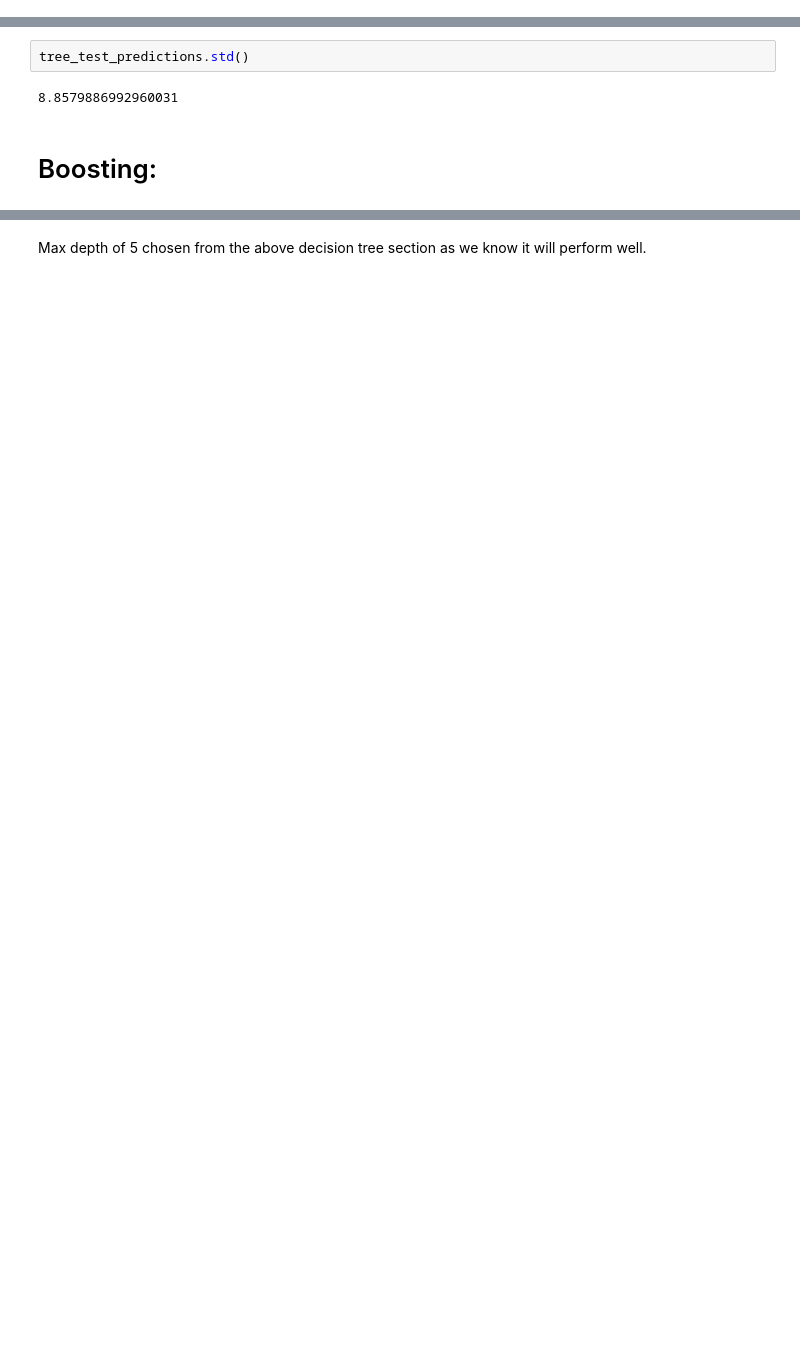
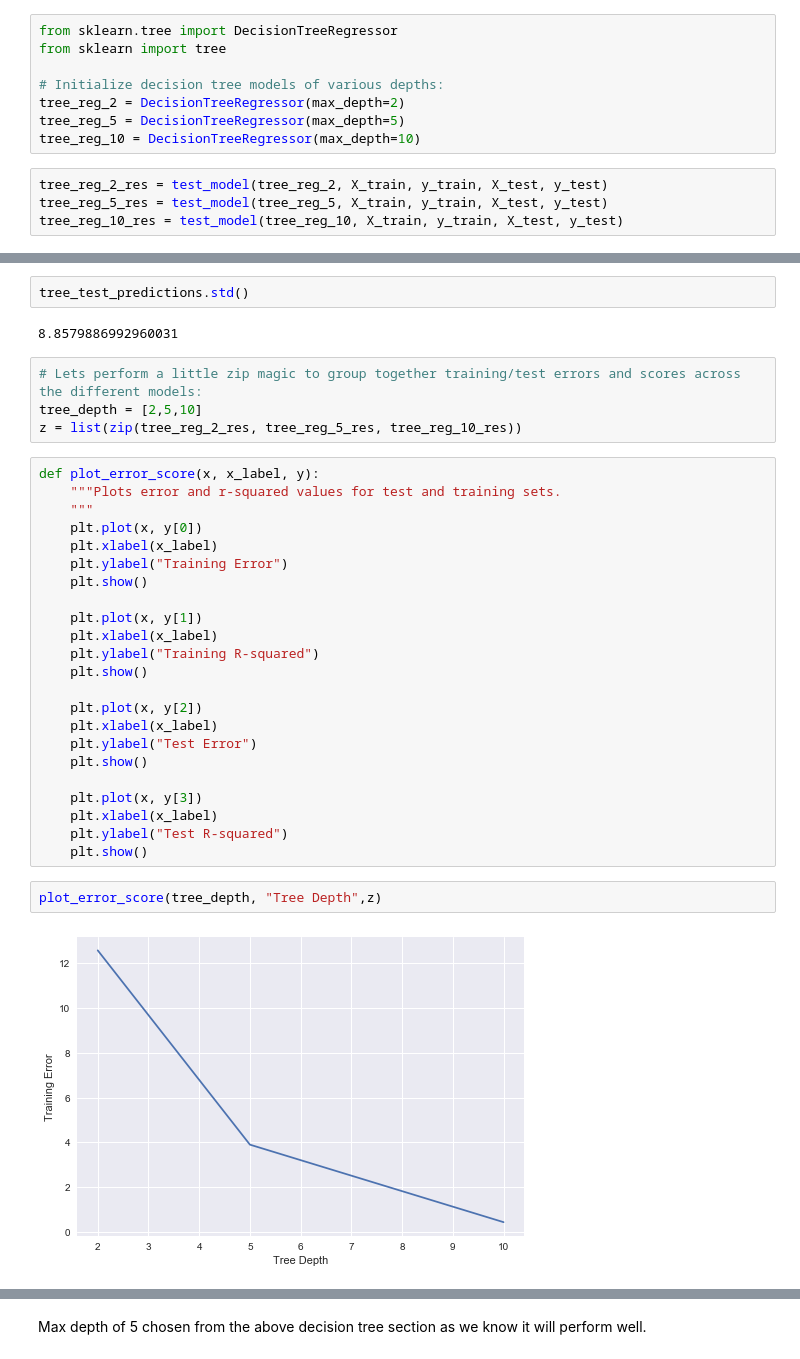
Before and after one commit to bennettjs/springboard, a Jupyter notebook: ChicagoCrime/ML and models.ipynb, the cells around one changed output, grey strips where cells are left out. Cells and saved outputs as stored; diff of their text form; blank space fills up the shorter version.

```diff
--- a/ChicagoCrime/ML and models.ipynb
+++ b/ChicagoCrime/ML and models.ipynb
@@ -406,0 +389,12 @@ Test score (R^2):    0.9531777526889386
+# %%
+from sklearn.tree import DecisionTreeRegressor
+from sklearn import tree
+
+# Initialize decision tree models of various depths:
+tree_reg_2 = DecisionTreeRegressor(max_depth=2)
+tree_reg_5 = DecisionTreeRegressor(max_depth=5)
+tree_reg_10 = DecisionTreeRegressor(max_depth=10)
+# %%
+tree_reg_2_res = test_model(tree_reg_2, X_train, y_train, X_test, y_test)
+tree_reg_5_res = test_model(tree_reg_5, X_train, y_train, X_test, y_test)
+tree_reg_10_res = test_model(tree_reg_10, X_train, y_train, X_test, y_test)
@@ -408,5 +426,34 @@ Test score (R^2):    0.9531777526889386
 tree_test_predictions.std()
 # %% [output]
 8.8579886992960031
-# %% [markdown]
-# Boosting:
+# %%
+# Lets perform a little zip magic to group together training/test errors and scores across the different models:
+tree_depth = [2,5,10]
+z = list(zip(tree_reg_2_res, tree_reg_5_res, tree_reg_10_res))
+# %%
+def plot_error_score(x, x_label, y):
+    """Plots error and r-squared values for test and training sets.
+    """
+    plt.plot(x, y[0])
+    plt.xlabel(x_label)
+    plt.ylabel("Training Error")
+    plt.show()
+
+    plt.plot(x, y[1])
+    plt.xlabel(x_label)
+    plt.ylabel("Training R-squared")
+    plt.show()
+
+    plt.plot(x, y[2])
+    plt.xlabel(x_label)
+    plt.ylabel("Test Error")
+    plt.show()
+
+    plt.plot(x, y[3])
+    plt.xlabel(x_label)
+    plt.ylabel("Test R-squared")
+    plt.show()
+# %%
+plot_error_score(tree_depth, "Tree Depth",z)
+# %% [output]
+[figure, added]
```
Also changed, not shown: parts of 59 cells of this notebook.
